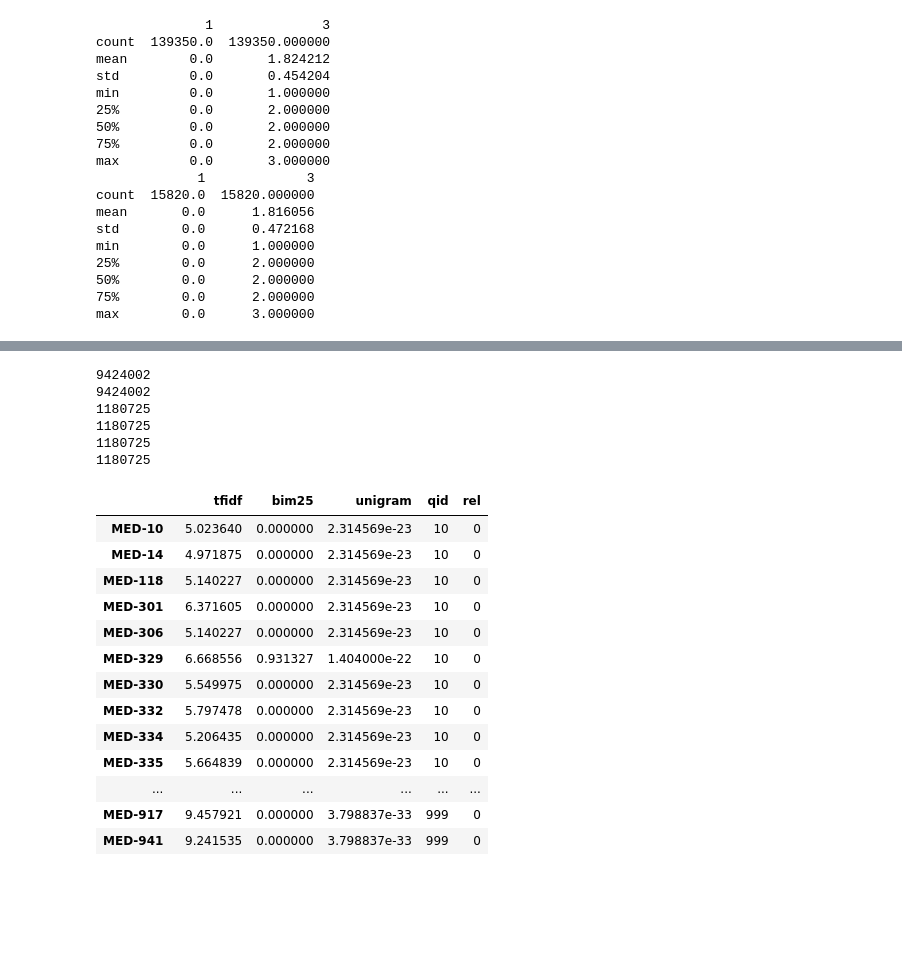
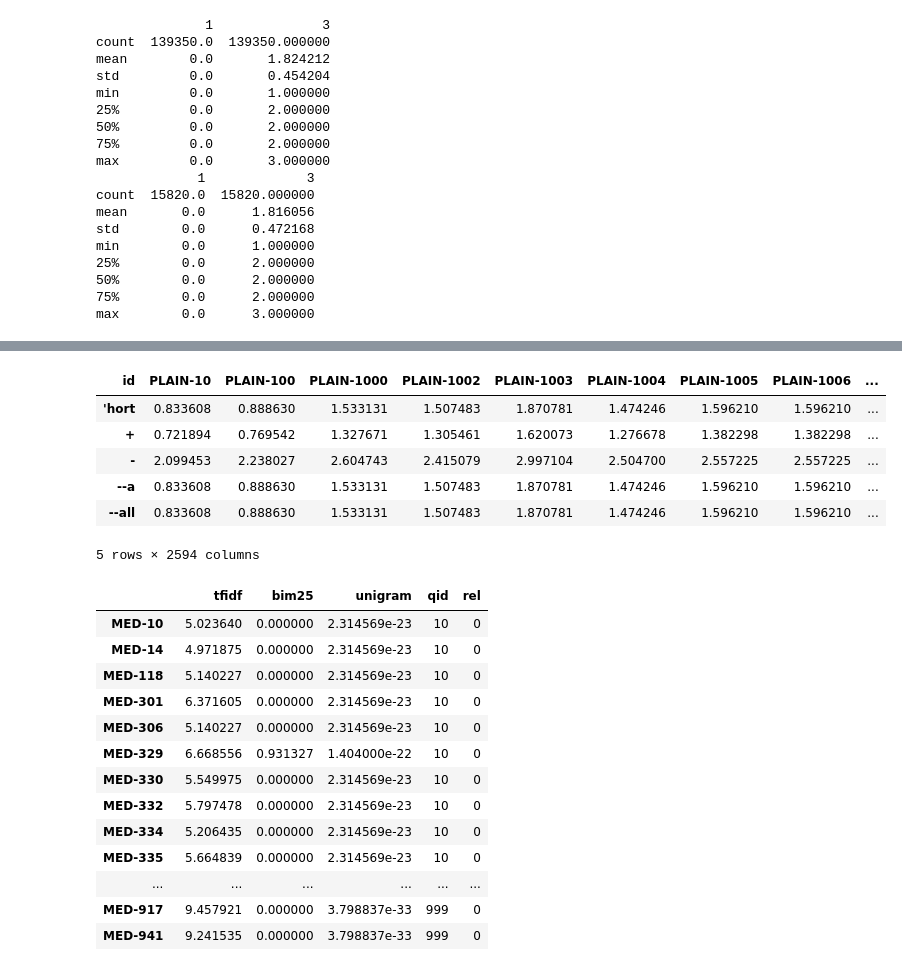
Before and after one commit to philippnaeser/irteamproject, a Jupyter notebook: feature_generation.ipynb, the cells around one changed output, grey strips where cells are left out. Cells and saved outputs as stored; diff of their text form; code cells hidden in the pictures; blank space fills up the shorter version.

```diff
--- a/feature_generation.ipynb
+++ b/feature_generation.ipynb
@@ -405,2 +456,17 @@ MED-5326
+# %%
+#Or load them, if they already exist
+train_tfidf = pd.read_pickle('queries/train_tfidf.pkl')
+dev_tfidf = pd.read_pickle('queries/dev_tfidf.pkl')
+test_tfidf = pd.read_pickle('queries/test_tfidf.pkl')
+# %%
+train_tfidf.head()
+# %% [output]
+| id | PLAIN-10 | PLAIN-100 | PLAIN-1000 | PLAIN-1002 | PLAIN-1003 | PLAIN-1004 | PLAIN-1005 | PLAIN-1006 | ... |
+| 'hort | 0.833608 | 0.888630 | 1.533131 | 1.507483 | 1.870781 | 1.474246 | 1.596210 | 1.596210 | ... |
+| + | 0.721894 | 0.769542 | 1.327671 | 1.305461 | 1.620073 | 1.276678 | 1.382298 | 1.382298 | ... |
+| - | 2.099453 | 2.238027 | 2.604743 | 2.415079 | 2.997104 | 2.504700 | 2.557225 | 2.557225 | ... |
+| --a | 0.833608 | 0.888630 | 1.533131 | 1.507483 | 1.870781 | 1.474246 | 1.596210 | 1.596210 | ... |
+| --all | 0.833608 | 0.888630 | 1.533131 | 1.507483 | 1.870781 | 1.474246 | 1.596210 | 1.596210 | ... |
+5 rows × 2594 columns
 # %%
 #this function assumes that tfidf, bim25 and unigam_LM are set
@@ -436,14 +509,7 @@ def compute_scores(queries, rel):
 # %%
-train_scores = compute_scores(train_queries, train_rel)
-dev_scores = compute_scores(dev_queries, dev_rel)
-test_scores = compute_scores(test_queries, test_rel)
+train_scores = compute_scores(train_queries, train_rel, train_tfidf.transpose())
+dev_scores = compute_scores(dev_queries, dev_rel, dev_tfidf.transpose())
+test_scores = compute_scores(test_queries, test_rel, test_tfidf.transpose())
-# %% [output]
-9424002
-9424002
-1180725
-1180725
-1180725
-1180725
 # %%
 train_scores
 # %% [output]
```
Also changed, not shown: parts of 19 cells of this notebook, 2 other files.
